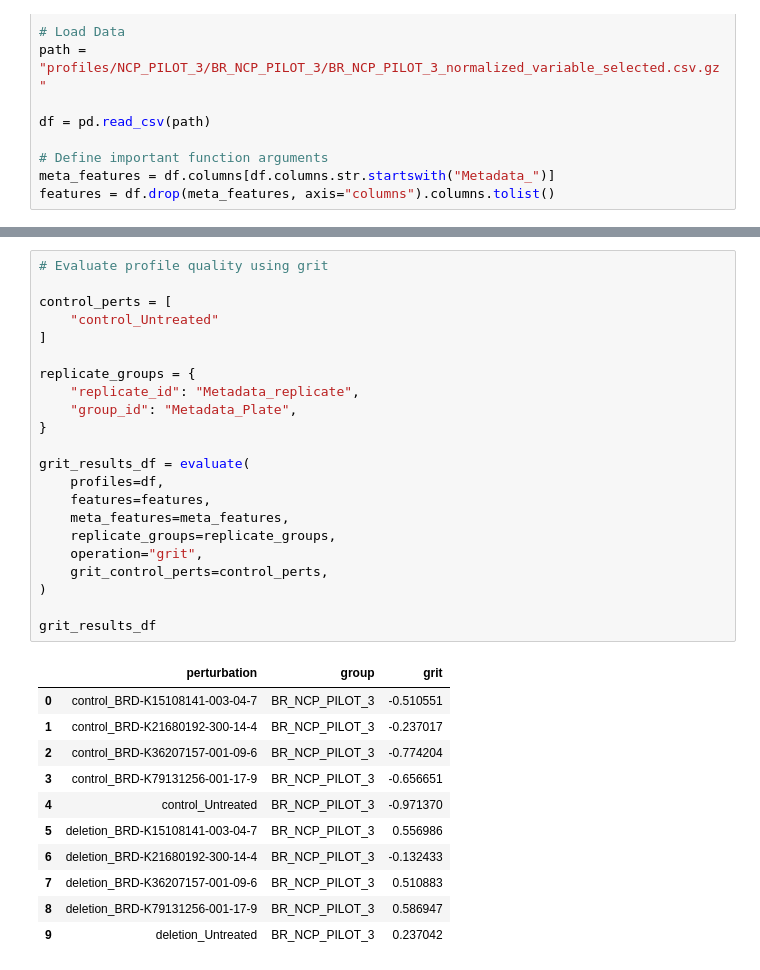
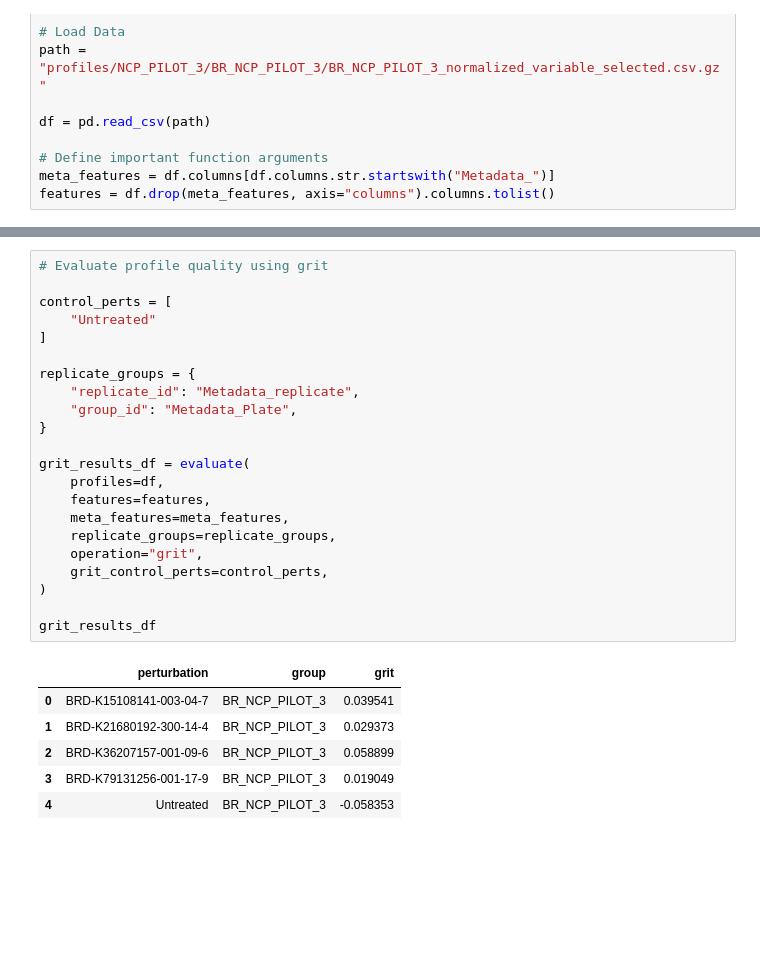
Before and after one commit to broadinstitute/NeuroPainting, a Jupyter notebook: 1.main-run-workflows/grit.ipynb, the cells around one changed output, grey strips where cells are left out. Cells and saved outputs as stored; diff of their text form; blank space fills up the shorter version.

```diff
--- a/1.main-run-workflows/grit.ipynb
+++ b/1.main-run-workflows/grit.ipynb
@@ -34,35 +34,30 @@ df.sample(5)
 # %%
 # Evaluate profile quality using grit
 
 control_perts = [
-    "control_Untreated"
+    "Untreated"
 ]
 
 replicate_groups = {
     "replicate_id": "Metadata_replicate",
     "group_id": "Metadata_Plate",
 }
 
 grit_results_df = evaluate(
     profiles=df,
     features=features,
     meta_features=meta_features,
     replicate_groups=replicate_groups,
     operation="grit",
     grit_control_perts=control_perts,
 )
 
 grit_results_df
 # %% [output]
 |  | perturbation | group | grit |
-| 0 | control_BRD-K15108141-003-04-7 | BR_NCP_PILOT_3 | -0.510551 |
-| 1 | control_BRD-K21680192-300-14-4 | BR_NCP_PILOT_3 | -0.237017 |
-| 2 | control_BRD-K36207157-001-09-6 | BR_NCP_PILOT_3 | -0.774204 |
-| 3 | control_BRD-K79131256-001-17-9 | BR_NCP_PILOT_3 | -0.656651 |
-| 4 | control_Untreated | BR_NCP_PILOT_3 | -0.971370 |
-| 5 | deletion_BRD-K15108141-003-04-7 | BR_NCP_PILOT_3 | 0.556986 |
-| 6 | deletion_BRD-K21680192-300-14-4 | BR_NCP_PILOT_3 | -0.132433 |
-| 7 | deletion_BRD-K36207157-001-09-6 | BR_NCP_PILOT_3 | 0.510883 |
-| 8 | deletion_BRD-K79131256-001-17-9 | BR_NCP_PILOT_3 | 0.586947 |
-| 9 | deletion_Untreated | BR_NCP_PILOT_3 | 0.237042 |
+| 0 | BRD-K15108141-003-04-7 | BR_NCP_PILOT_3 | 0.039541 |
+| 1 | BRD-K21680192-300-14-4 | BR_NCP_PILOT_3 | 0.029373 |
+| 2 | BRD-K36207157-001-09-6 | BR_NCP_PILOT_3 | 0.058899 |
+| 3 | BRD-K79131256-001-17-9 | BR_NCP_PILOT_3 | 0.019049 |
+| 4 | Untreated | BR_NCP_PILOT_3 | -0.058353 |
 # %%
```
Also changed, not shown: parts of 3 cells of this notebook, 3 other files.
